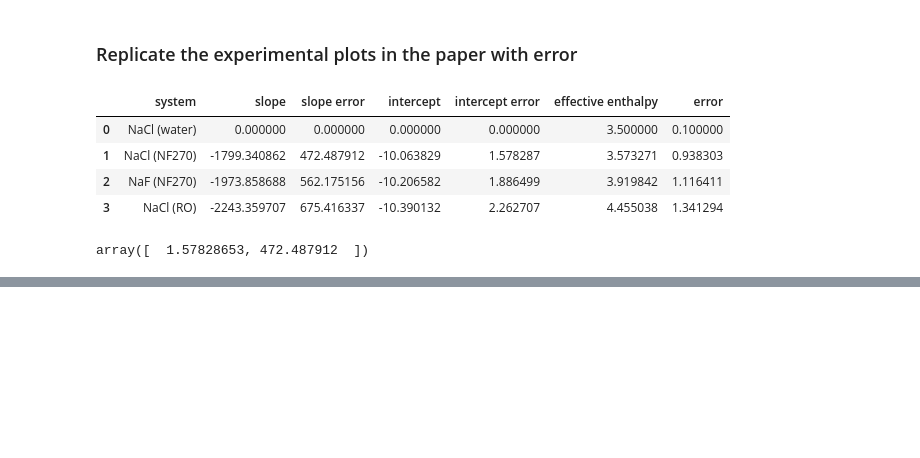
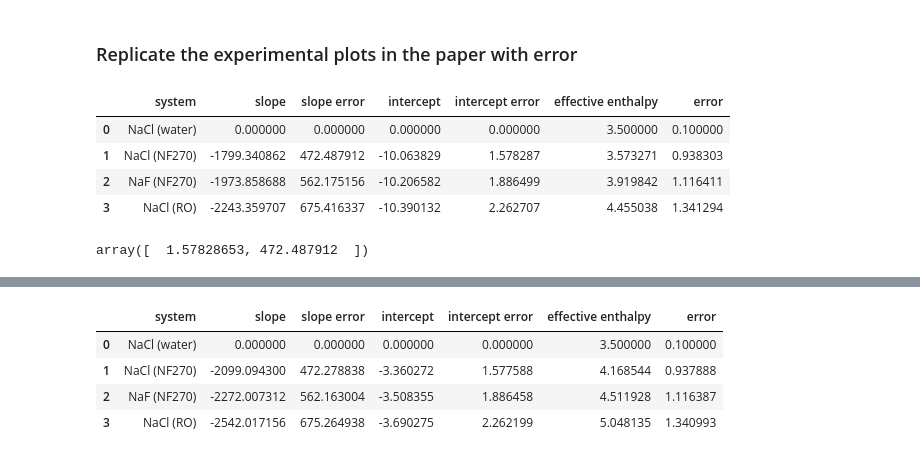
Before and after one commit to schwinns/eyring_model, a Jupyter notebook: experimental_barriers.ipynb, the cells around one changed output, grey strips where cells are left out. Cells and saved outputs as stored; diff of their text form; code cells hidden in the pictures; blank space fills up the shorter version.

```diff
--- a/experimental_barriers.ipynb
+++ b/experimental_barriers.ipynb
@@ -217,0 +269,40 @@ fig.savefig('figs/experimental_data.png')
+# %%
+# generate the barrier data with error for plotting
+barriers = pd.DataFrame()
+barriers['system'] = ['NaCl (water)', 'NaCl (NF270)', 'NaF (NF270)', 'NaCl (RO)']
+
+# perform linear regression and save the standard error
+slopes = [0]
+slope_err = [0]
+intercepts = [0]
+intercept_err = [0]
+dH = [3.5]
+dH_err = [0.1]
+for tmp in [df1,df2,df3]:
+
+    X = sm.add_constant(1/tmp['T (K)'])
+    ols = sm.OLS(np.log(tmp['B (m/sec)']), X)
+    results = ols.fit()
+    b, m = results.params
+    be, me = results.bse
+
+    slopes.append(m)
+    slope_err.append(me)
+    intercepts.append(b)
+    intercept_err.append(be)
+    dH.append(-m*R)
+    dH_err.append(me*R)
+
+barriers['slope'] = slopes
+barriers['slope error'] = slope_err
+barriers['intercept'] = intercepts
+barriers['intercept error'] = intercept_err
+barriers['effective enthalpy'] = dH
+barriers['error'] = dH_err
+barriers
+# %% [output]
+|  | system | slope | slope error | intercept | intercept error | effective enthalpy | error |
+| 0 | NaCl (water) | 0.000000 | 0.000000 | 0.000000 | 0.000000 | 3.500000 | 0.100000 |
+| 1 | NaCl (NF270) | -2099.094300 | 472.278838 | -3.360272 | 1.577588 | 4.168544 | 0.937888 |
+| 2 | NaF (NF270) | -2272.007312 | 562.163004 | -3.508355 | 1.886458 | 4.511928 | 1.116387 |
+| 3 | NaCl (RO) | -2542.017156 | 675.264938 | -3.690275 | 2.262199 | 5.048135 | 1.340993 |
```
Also changed, not shown: parts of 6 cells of this notebook, 6 other files.
